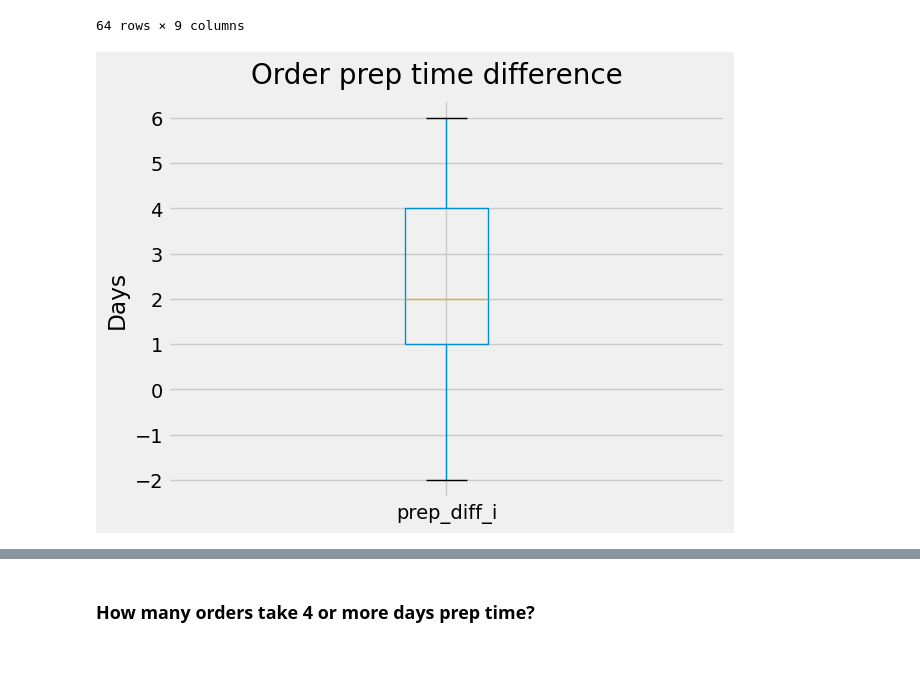
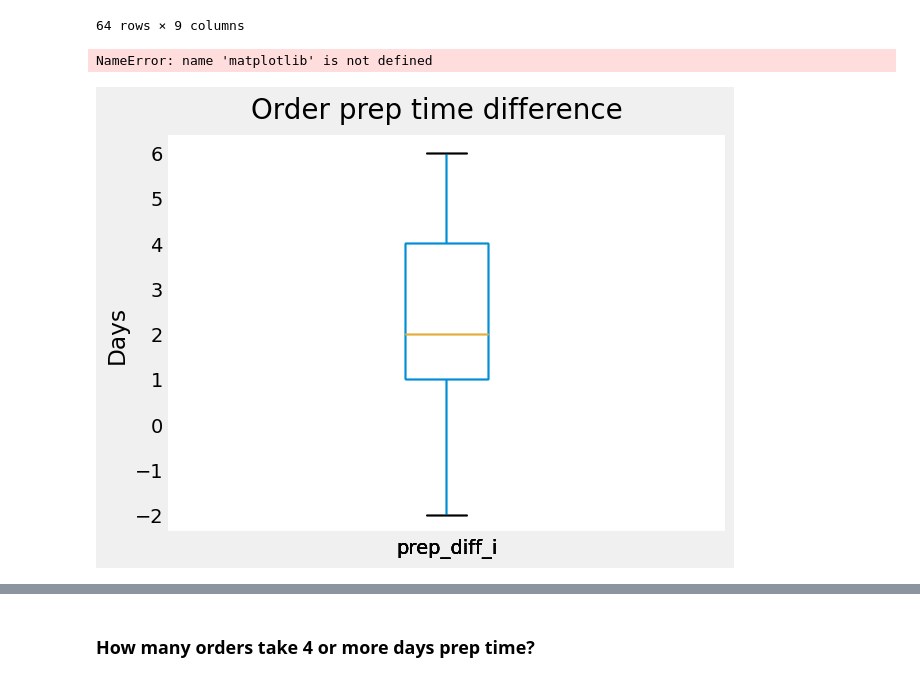
Before and after one commit to GioGonzalez07/EDA_project, a Jupyter notebook: order_prep_time_exc.ipynb, the cells around one changed output, grey strips where cells are left out. Drawn from its saved outputs; the diff is of its cells as text; code cells hidden in the pictures.

```diff
--- a/order_prep_time_exc.ipynb
+++ b/order_prep_time_exc.ipynb
@@ -165,7 +165,27 @@ filt_df
 # %%
 order_prep_time2.boxplot(column='prep_diff_i') # creates boxplot for order lead time
 plt.suptitle('Order prep time difference', fontsize=20)
+#fig = plt.figure()
+#fig.patch.set_facecolor('white')
 plt.subplots_adjust(hspace = .5, wspace = .2, top = .9) # adjusts the space between the single subplots
-plt.ylabel('Days');
+plt.ylabel('Days')
+sns.despine(fig=None, ax=None, top=True, right=True, left=True, bottom=False, offset=None, trim=False)
+sns.set_style({'axes.facecolor':'white', 'grid.color':'white'})
+
+
+plt.show()
 # %% [output]
-[figure, removed]
+NameError: name 'matplotlib' is not defined
+# %%
+order_prep_time2.boxplot(column='prep_diff_i') # creates boxplot for order lead time
+plt.suptitle('Order prep time difference', fontsize=20)
+#fig = plt.figure()
+#fig.patch.set_facecolor('white')
+plt.subplots_adjust(hspace = .5, wspace = .2, top = .9) # adjusts the space between the single subplots
+plt.ylabel('Days')
+sns.despine(fig=None, ax=None, top=True, right=True, left=True, bottom=False, offset=None, trim=False)
+sns.set_style({'axes.facecolor':'white', 'grid.color':'white'})
+
+plt.show()
+# %% [output]
+[figure, added]
```
Also changed, not shown: parts of 7 cells of this notebook, 1 other file.
